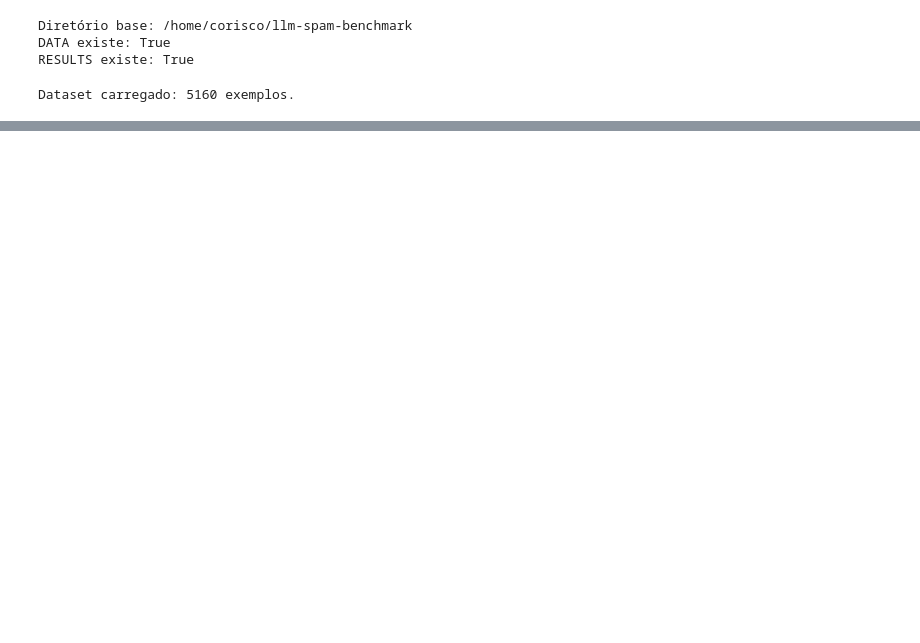
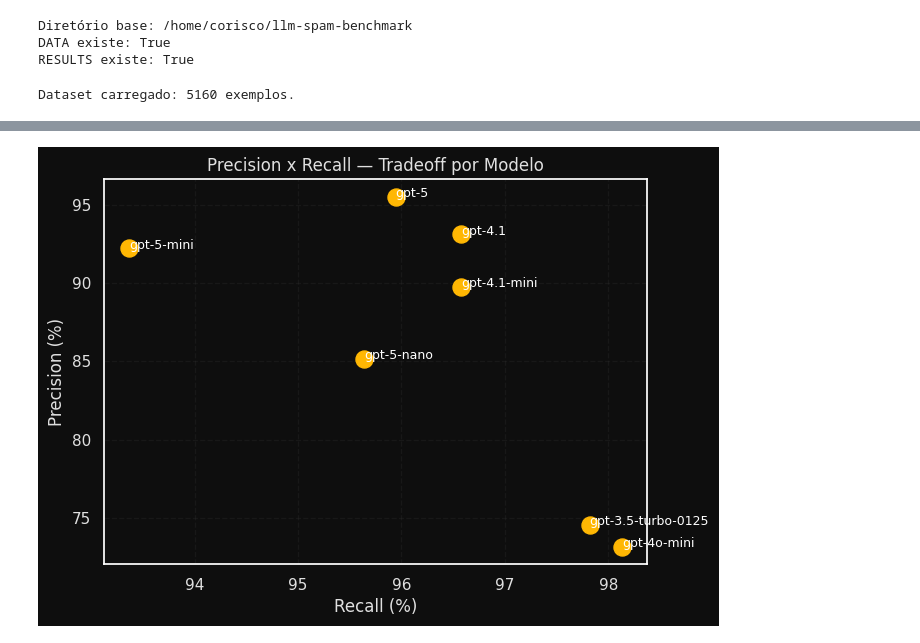
Before and after one commit to pedro-coelho-dr/llm-spam-benchmark, a Jupyter notebook: notebooks/evaluate_models.ipynb, the cells around one changed output, grey strips where cells are left out. Cells and saved outputs as stored; diff of their text form; code cells hidden in the pictures; blank space fills up the shorter version.

```diff
--- a/notebooks/evaluate_models.ipynb
+++ b/notebooks/evaluate_models.ipynb
@@ -191,0 +219,14 @@ plt.show()
+# %%
+plt.figure(figsize=(7,5))
+plt.scatter(df_results["recall"], df_results["precision"], s=150, color="#ffb703")
+
+for _, row in df_results.iterrows():
+    plt.text(row["recall"], row["precision"], row["model"], fontsize=9, color="white")
+
+plt.xlabel("Recall (%)")
+plt.ylabel("Precision (%)")
+plt.title("Precision x Recall — Tradeoff por Modelo")
+plt.grid(True, linestyle="--", alpha=0.3)
+plt.show()
+# %% [output]
+[figure, added]
```
Also changed, not shown: parts of 7 cells of this notebook, 34 other files.
